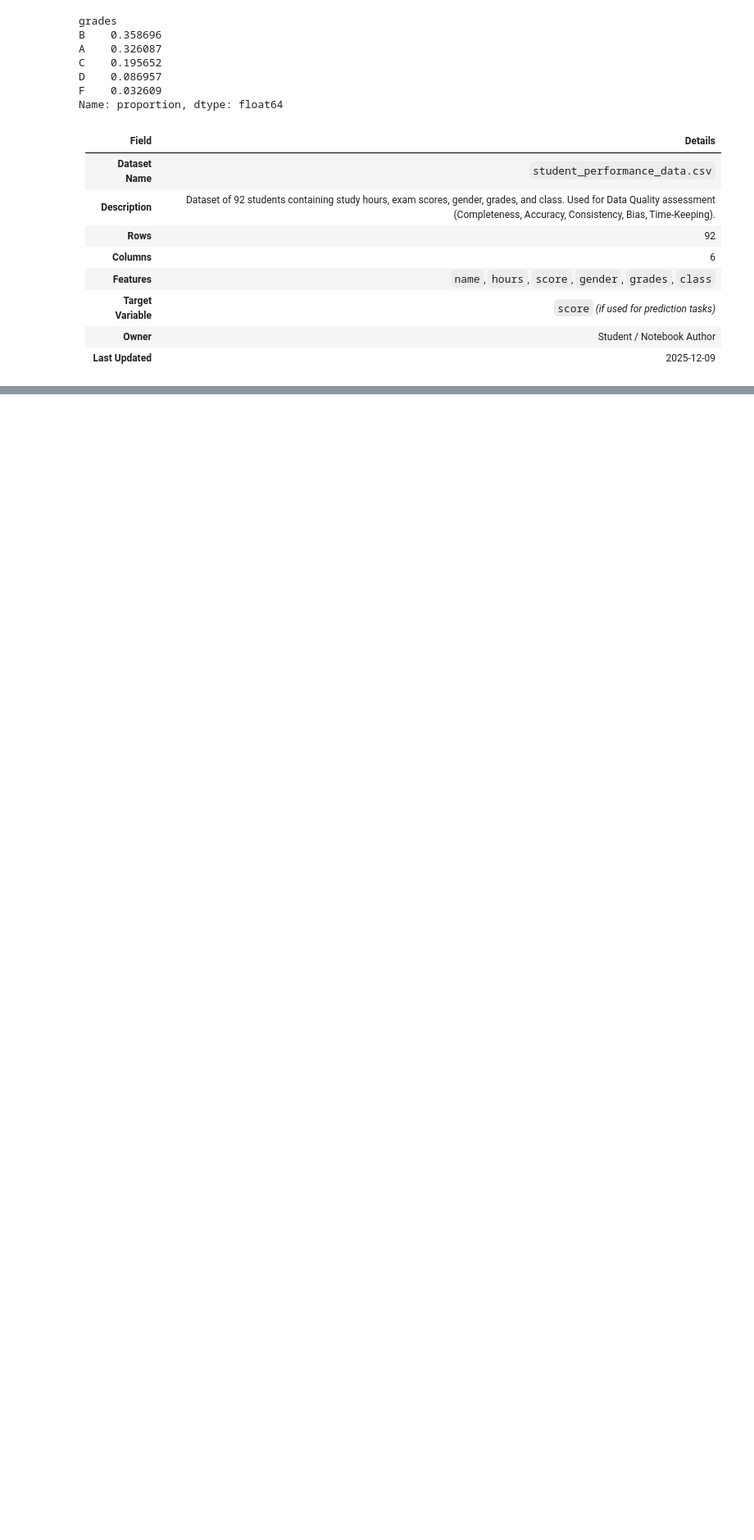
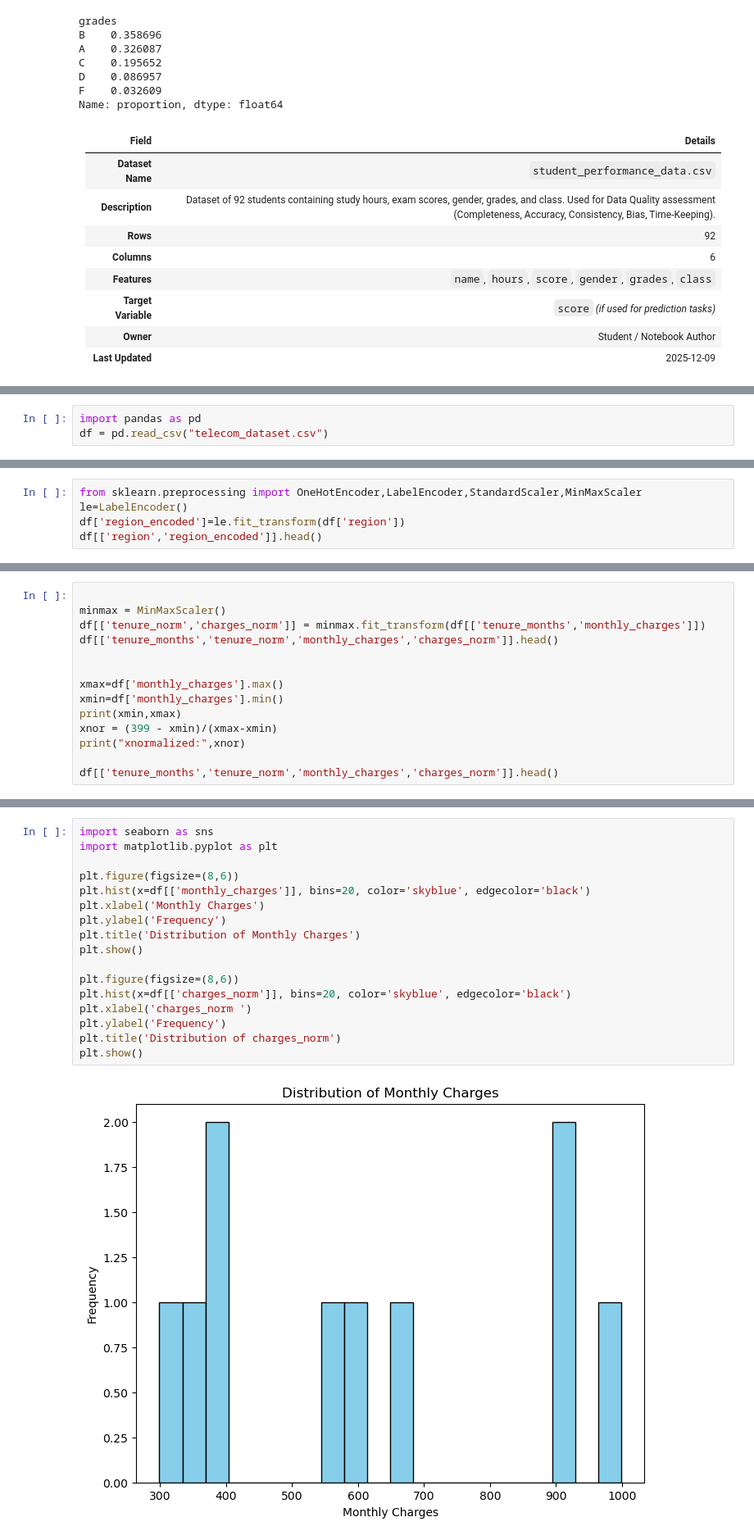
Before and after one commit to shravani123B/MLclass, a Jupyter notebook: 32.ipynb, the cells around one changed output, grey strips where cells are left out. Shown at 82% size. Drawn from its saved outputs; the diff is of its cells as text; blank space fills up the shorter version.

```diff
--- a/32.ipynb
+++ b/32.ipynb
@@ -171,0 +363,3 @@ Name: proportion, dtype: float64
+# %%
+import pandas as pd
+df = pd.read_csv("telecom_dataset.csv")
@@ -171,0 +404,5 @@ Name: proportion, dtype: float64
+# %%
+from sklearn.preprocessing import OneHotEncoder,LabelEncoder,StandardScaler,MinMaxScaler
+le=LabelEncoder()
+df['region_encoded']=le.fit_transform(df['region'])
+df[['region','region_encoded']].head()
@@ -171,0 +476,14 @@ Name: proportion, dtype: float64
+# %%
+
+minmax = MinMaxScaler()
+df[['tenure_norm','charges_norm']] = minmax.fit_transform(df[['tenure_months','monthly_charges']])
+df[['tenure_months','tenure_norm','monthly_charges','charges_norm']].head()
+
+
+xmax=df['monthly_charges'].max()
+xmin=df['monthly_charges'].min()
+print(xmin,xmax)
+xnor = (399 - xmin)/(xmax-xmin)
+print("xnormalized:",xnor)
+
+df[['tenure_months','tenure_norm','monthly_charges','charges_norm']].head()
@@ -171,0 +499,19 @@ Name: proportion, dtype: float64
+# %%
+import seaborn as sns
+import matplotlib.pyplot as plt
+
+plt.figure(figsize=(8,6))
+plt.hist(x=df[['monthly_charges']], bins=20, color='skyblue', edgecolor='black')
+plt.xlabel('Monthly Charges')
+plt.ylabel('Frequency')
+plt.title('Distribution of Monthly Charges')
+plt.show()
+
+plt.figure(figsize=(8,6))
+plt.hist(x=df[['charges_norm']], bins=20, color='skyblue', edgecolor='black')
+plt.xlabel('charges_norm ')
+plt.ylabel('Frequency')
+plt.title('Distribution of charges_norm')
+plt.show()
+# %% [output]
+[figure, added]
```
Also changed, not shown: parts of 13 cells of this notebook, 2 other files.
